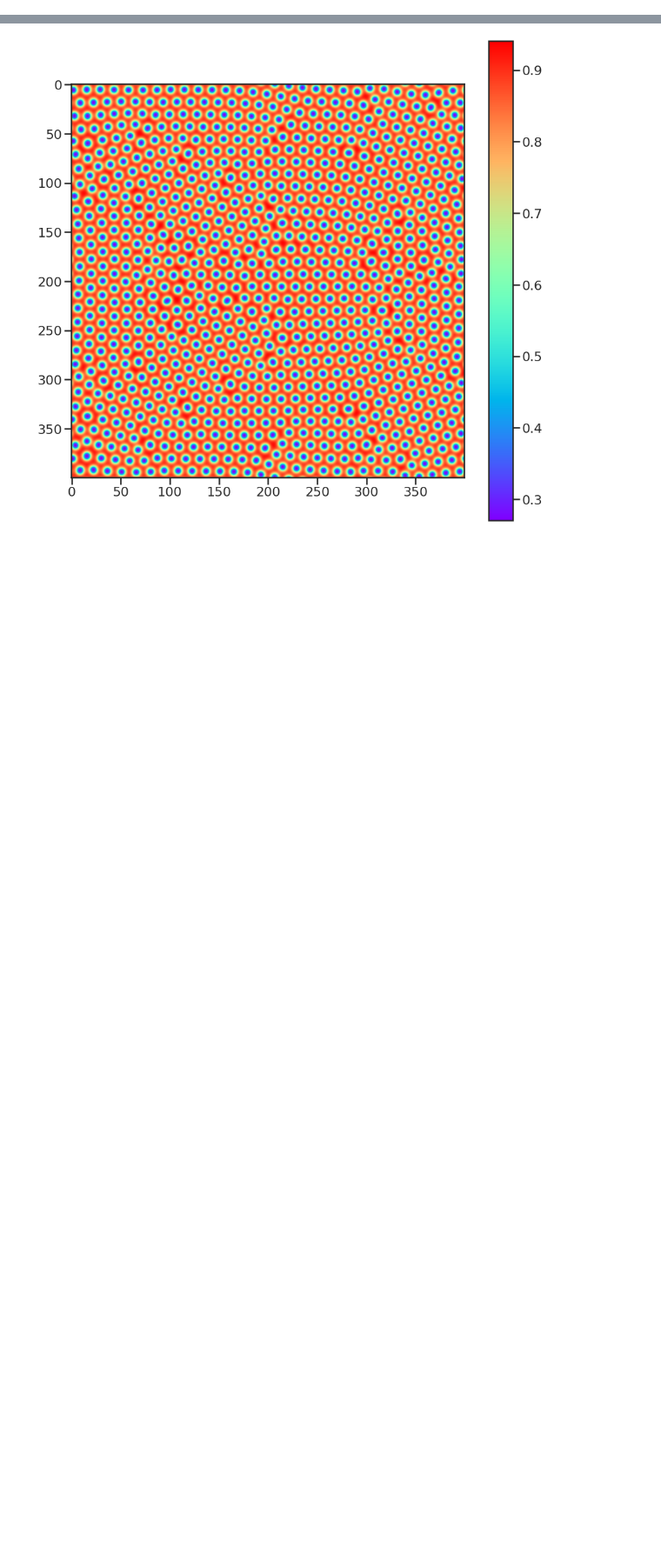
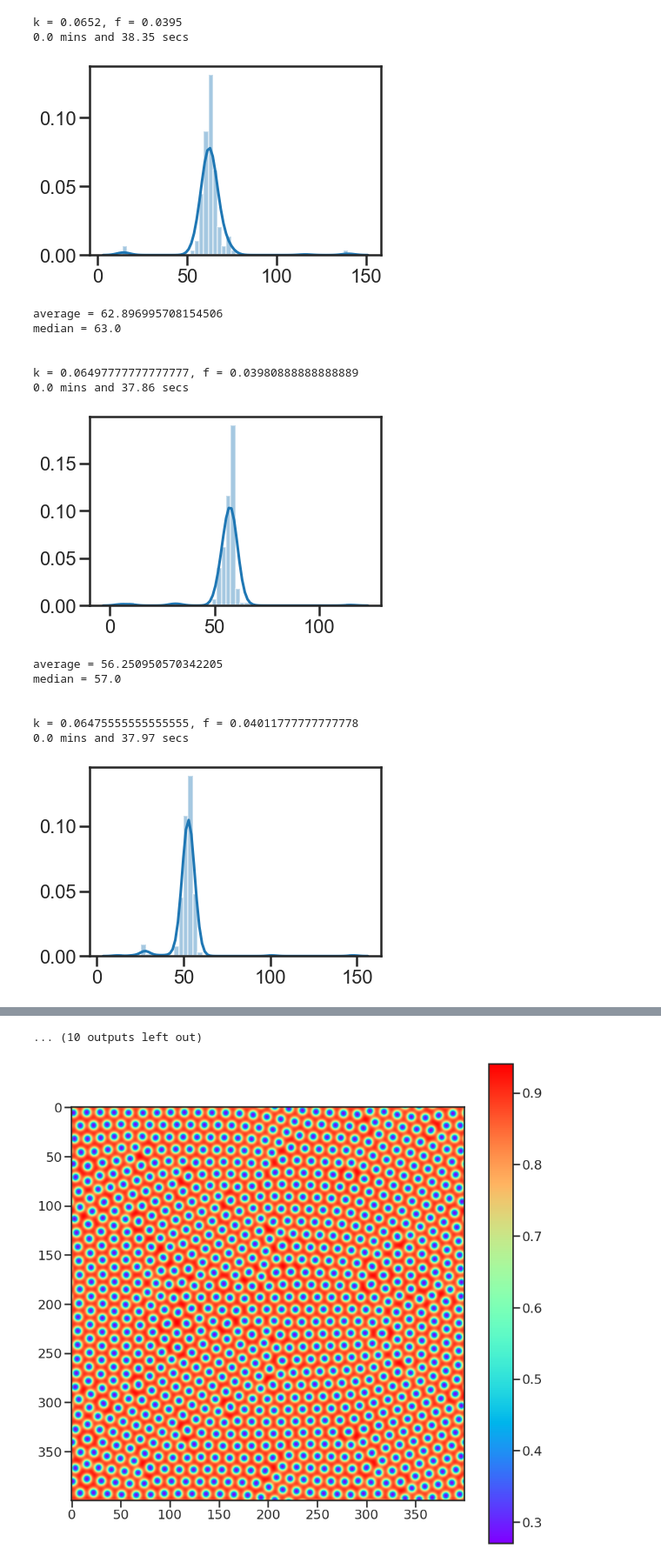
Before and after one commit to CoenHoningh/Complex-Systems, a Jupyter notebook: gray_scott_convolution.ipynb, the cells around one changed output, grey strips where cells are left out. Shown at 87% size. Drawn from its saved outputs; the diff is of its cells as text; code cells hidden in the pictures; blank space fills up the shorter version.

```diff
--- a/gray_scott_convolution.ipynb
+++ b/gray_scott_convolution.ipynb
@@ -110,0 +122,65 @@ plt.show()
+# %%
+n = 200
+Du = 0.16
+Dv = 0.08
+# F = 0.035
+# k = 0.06
+F = 0.0335
+k = 0.0644
+T = 40000
+dt = 1.0
+dx = 1.0
+
+rangesteps = 10
+k_range = np.linspace(0.0652, 0.0632, rangesteps)
+F_range = np.linspace(0.0395, 0.04228, rangesteps)
+
+medians = []
+means = []
+ticklabels = ["{0:.4f} - {1:.4f}".format(k_range[i], F_range[i]) for i in range(rangesteps)]
+
+for i in range(rangesteps):
+    k = k_range[i]
+    F = F_range[i]
+    print(f"k = {k}, f = {F}")
+    U, V = np.zeros((n, n), dtype=np.float64), np.zeros((n, n), dtype=np.float64)
+    r, m = n//40, n//2
+    U[...] = 1.0
+    V[m-r:m+r, m-r:m+r] = 0.25
+    V[m-r:m+r, m-r:m+r] = 0.5
+    u_out, v_out = gray_scott(U, V, Du, Dv, F, k, dt, dx, T)
+
+    binarized = np.clip(preprocessing.scale(u_out)*-1000, 0, 1)
+    labels = ndimage.label(binarized)
+    bins, edges = np.histogram(labels[0], bins=labels[1])
+#     plt.figure()
+#     sns.distplot(bins[1:])
+#     plt.show()
+    print(f"average = {np.mean(bins[1:])}")
+    print(f"median = {np.median(bins[1:])}\n\n")
+    medians.append(np.median(bins[1:]))
+    means.append(np.mean(bins[1:]))
+plt.figure()
+plt.plot(medians, label="Median")
+plt.plot(means, label="Average")
+plt.xticks(range(rangesteps), ticklabels, rotation='vertical')
+plt.legend()
+plt.show()
+# %% [output]
+k = 0.0652, f = 0.0395
+0.0 mins and 38.35 secs
+[figure, added]
+average = 62.896995708154506
+median = 63.0
+
+
+k = 0.06497777777777777, f = 0.03980888888888889
+0.0 mins and 37.86 secs
+[figure, added]
+average = 56.250950570342205
+median = 57.0
+
+
+k = 0.06475555555555555, f = 0.04011777777777778
+0.0 mins and 37.97 secs
+[figure, added]
@@ -111,3 +208,4 @@ plt.show()
+... (10 outputs left out)
 # %%
 plt.figure(figsize=(15,15))
 plt.imshow(u_out, cmap='rainbow', interpolation='lanczos')
```
Also changed, not shown: parts of 3 cells of this notebook.
